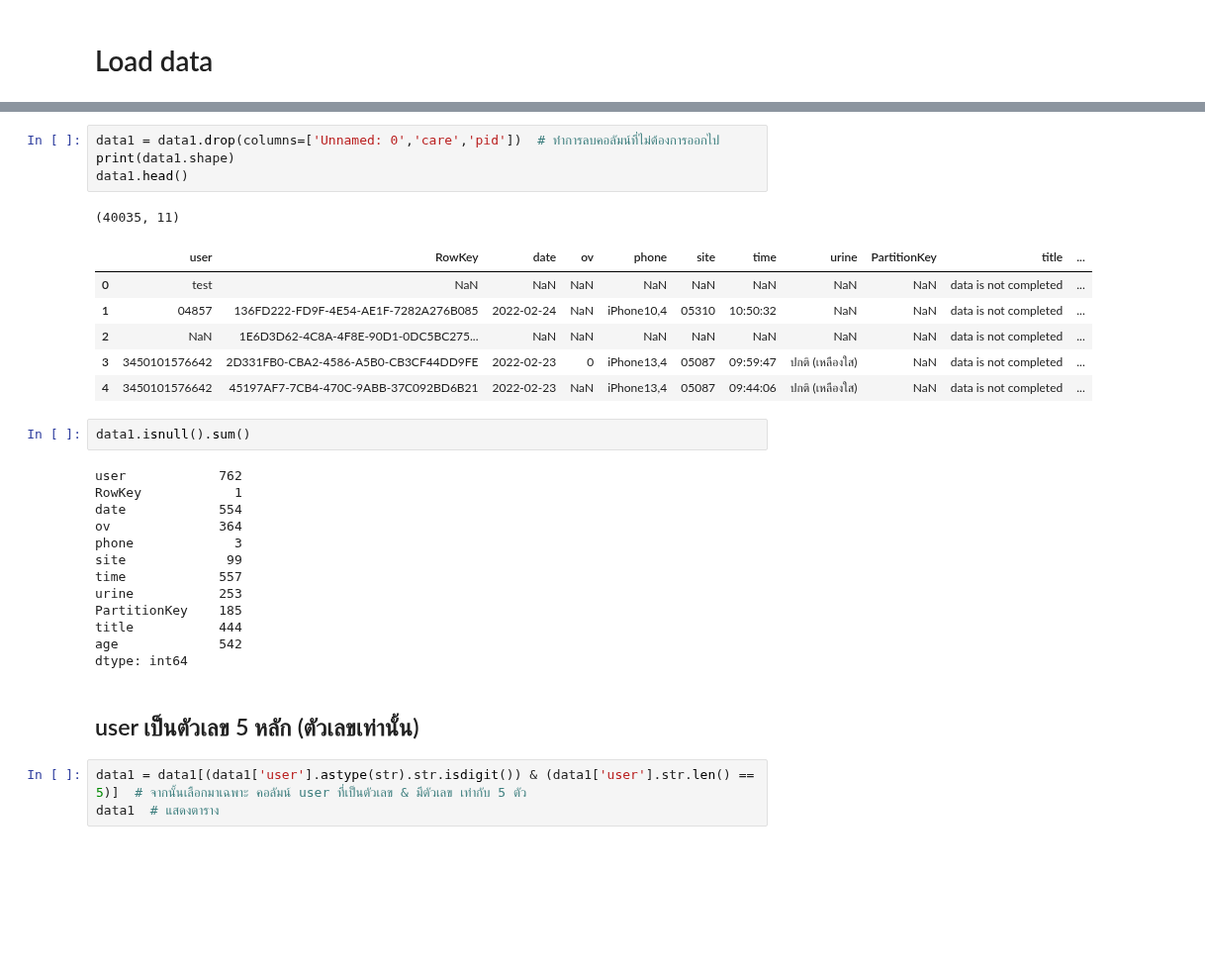
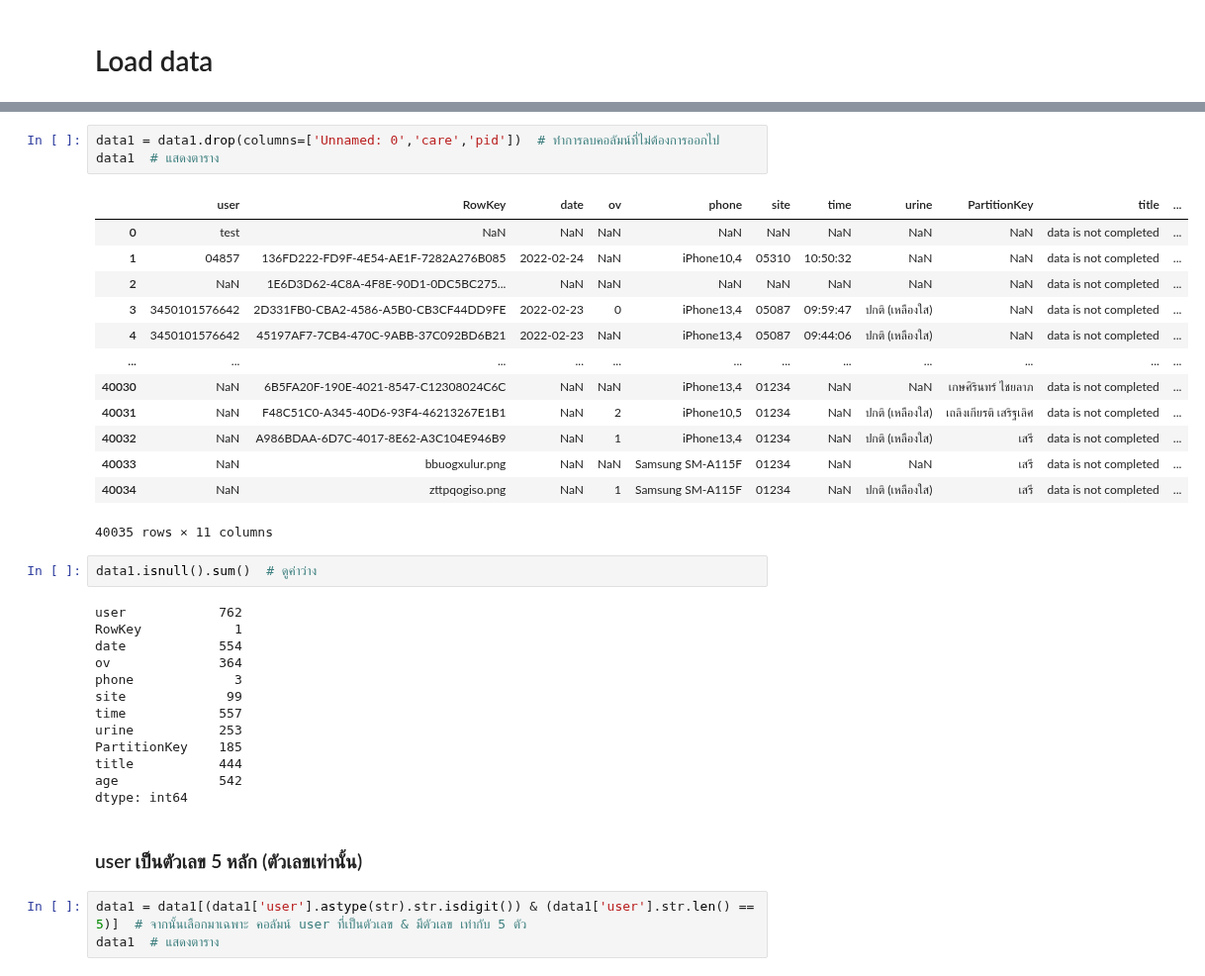
Before and after one commit to mintra-tippayaratsontorn/data_viz_2022, a Jupyter notebook: FinalExam_DataViz.ipynb, the cells around one changed output, grey strips where cells are left out. Shown at 99% size. Cells and saved outputs as stored; diff of their text form; blank space fills up the shorter version.

```diff
--- a/FinalExam_DataViz.ipynb
+++ b/FinalExam_DataViz.ipynb
@@ -41,18 +39,23 @@ data1  # แสดงข้อมูล
 40035 rows × 14 columns
 # %%
 data1 = data1.drop(columns=['Unnamed: 0','care','pid'])  # ทำการลบคอลัมน์ที่ไม่ต้องการออกไป
-print(data1.shape)
-data1.head()
+data1  # แสดงตาราง
 # %% [output]
+|  | user | RowKey | date | ov | phone | site | time | urine | PartitionKey | title | ... |
+| 0 | test | NaN | NaN | NaN | NaN | NaN | NaN | NaN | NaN | data is not completed | ... |
+| 1 | 04857 | 136FD222-FD9F-4E54-AE1F-7282A276B085 | 2022-02-24 | NaN | iPhone10,4 | 05310 | 10:50:32 | NaN | NaN | data is not completed | ... |
+| 2 | NaN | 1E6D3D62-4C8A-4F8E-90D1-0DC5BC275... | NaN | NaN | NaN | NaN | NaN | NaN | NaN | data is not completed | ... |
+| 3 | 3450101576642 | 2D331FB0-CBA2-4586-A5B0-CB3CF44DD9FE | 2022-02-23 | 0 | iPhone13,4 | 05087 | 09:59:47 | ปกติ (เหลืองใส) | NaN | data is not completed | ... |
+| 4 | 3450101576642 | 45197AF7-7CB4-470C-9ABB-37C092BD6B21 | 2022-02-23 | NaN | iPhone13,4 | 05087 | 09:44:06 | ปกติ (เหลืองใส) | NaN | data is not completed | ... |
+| ... | ... | ... | ... | ... | ... | ... | ... | ... | ... | ... | ... |
+| 40030 | NaN | 6B5FA20F-190E-4021-8547-C12308024C6C | NaN | NaN | iPhone13,4 | 01234 | NaN | NaN | เกษศิรินทร์ ไชยลาภ | data is not completed | ... |
+| 40031 | NaN | F48C51C0-A345-40D6-93F4-46213267E1B1 | NaN | 2 | iPhone10,5 | 01234 | NaN | ปกติ (เหลืองใส) | เถลิงเกียรติ เสริฐเลิศ | data is not completed | ... |
+| 40032 | NaN | A986BDAA-6D7C-4017-8E62-A3C104E946B9 | NaN | 1 | iPhone13,4 | 01234 | NaN | ปกติ (เหลืองใส) | เสรี | data is not completed | ... |
+| 40033 | NaN | bbuogxulur.png | NaN | NaN | Samsung SM-A115F | 01234 | NaN | NaN | เสรี | data is not completed | ... |
+| 40034 | NaN | zttpqogiso.png | NaN | 1 | Samsung SM-A115F | 01234 | NaN | ปกติ (เหลืองใส) | เสรี | data is not completed | ... |
-(40035, 11)
+40035 rows × 11 columns
-|  | user | RowKey | date | ov | phone | site | time | urine | PartitionKey | title | ... |
-| 0 | test | NaN | NaN | NaN | NaN | NaN | NaN | NaN | NaN | data is not completed | ... |
-| 1 | 04857 | 136FD222-FD9F-4E54-AE1F-7282A276B085 | 2022-02-24 | NaN | iPhone10,4 | 05310 | 10:50:32 | NaN | NaN | data is not completed | ... |
-| 2 | NaN | 1E6D3D62-4C8A-4F8E-90D1-0DC5BC275... | NaN | NaN | NaN | NaN | NaN | NaN | NaN | data is not completed | ... |
-| 3 | 3450101576642 | 2D331FB0-CBA2-4586-A5B0-CB3CF44DD9FE | 2022-02-23 | 0 | iPhone13,4 | 05087 | 09:59:47 | ปกติ (เหลืองใส) | NaN | data is not completed | ... |
-| 4 | 3450101576642 | 45197AF7-7CB4-470C-9ABB-37C092BD6B21 | 2022-02-23 | NaN | iPhone13,4 | 05087 | 09:44:06 | ปกติ (เหลืองใส) | NaN | data is not completed | ... |
 # %%
-data1.isnull().sum()
+data1.isnull().sum()  # ดูค่าว่าง
 # %% [output]
 user            762
 RowKey            1
@@ -67,7 +70,7 @@ title           444
 age             542
 dtype: int64
 # %% [markdown]
-## user เป็นตัวเลข 5 หลัก (ตัวเลขเท่านั้น)
+### user เป็นตัวเลข 5 หลัก (ตัวเลขเท่านั้น)
 # %%
 data1 = data1[(data1['user'].astype(str).str.isdigit()) & (data1['user'].str.len() == 5)]  # จากนั้นเลือกมาเฉพาะ คอลัมน์ user ที่เป็นตัวเลข & มีตัวเลข เท่ากับ 5 ตัว
 data1  # แสดงตาราง
```
Also changed, not shown: parts of 65 cells of this notebook.
